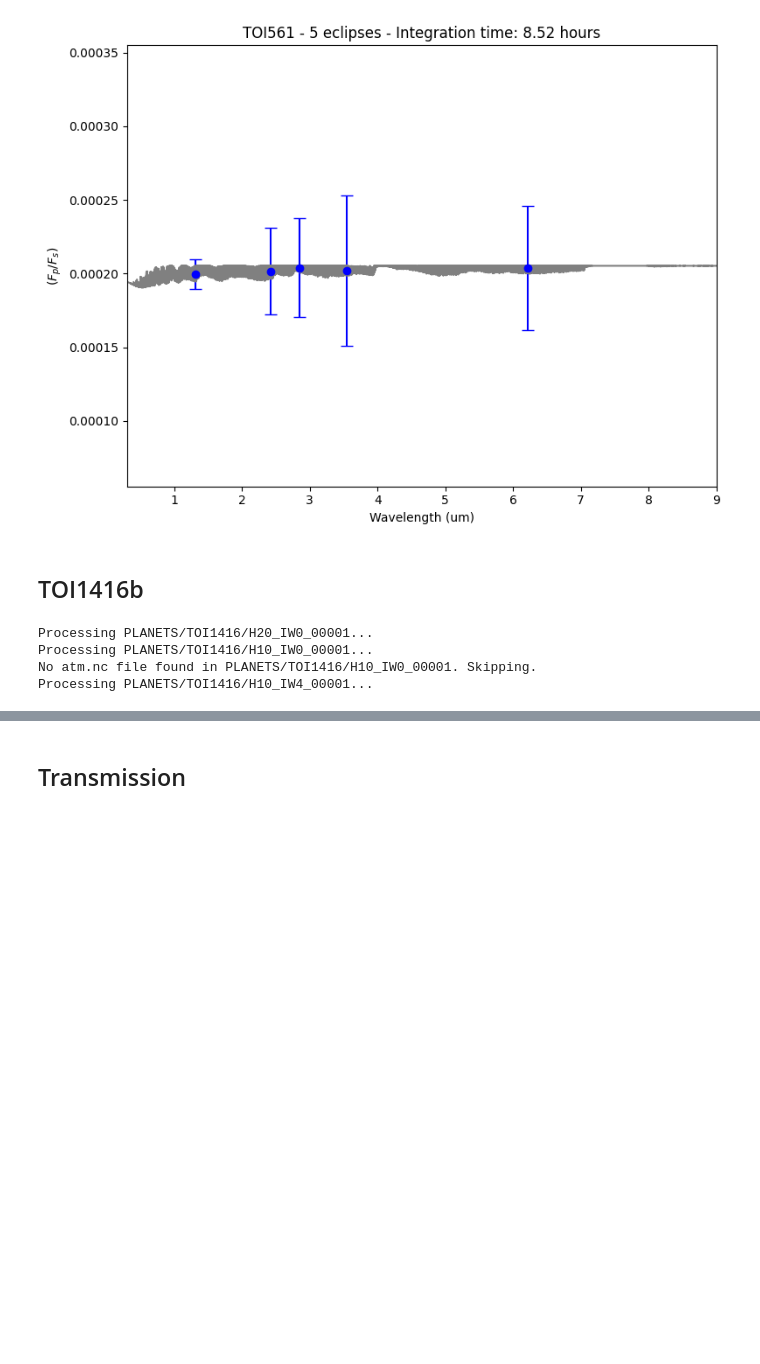
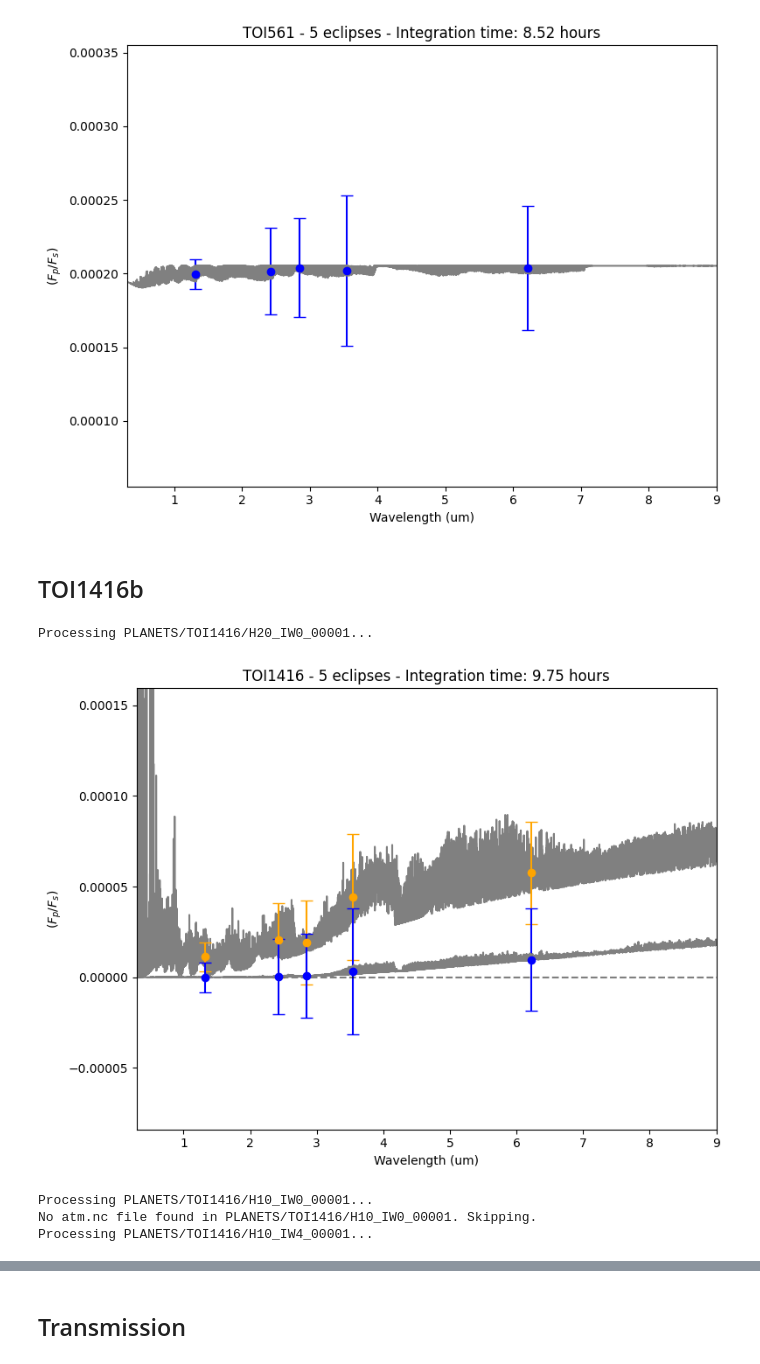
Before and after one commit to lorlo9999/MasterThesis, a Jupyter notebook: RT_final.ipynb, the cells around one changed output, grey strips where cells are left out. Cells and saved outputs as stored; diff of their text form; code cells hidden in the pictures; blank space fills up the shorter version.

```diff
--- a/RT_final.ipynb
+++ b/RT_final.ipynb
@@ -1650,6 +2106,7 @@ Processing PLANETS/TOI561/H20_IW4_00001...
 name = 'TOI1416'
 eclipses = 5
 plot = True
+binning = True
 
 for folder in os.listdir(f"PLANETS/{name}/"):
     simulation_folder = os.path.join(f"PLANETS/{name}/", folder)
@@ -1793,33 +2250,106 @@ for folder in os.listdir(f"PLANETS/{name}/"):
     em_terminator.add_contribution(RayleighContribution())
 
     em.build()
     em_terminator.build()
 
     #wavenumber grid, flux ratio, and transit depth
     wngrid, fpfs, tau, _ = em.model()
     wngrid_t, fpfs_t, tau_t, _ = em_terminator.model()
 
     wlgrid = 10000/wngrid[::-1]; wlgrid_t = 10000/wngrid_t[::-1]
     fpfs = fpfs[::-1]; fpfs_t = fpfs_t[::-1]
 
     #read-in Ariel noise model
     #check if file exists
     if os.path.exists(f"ARIEL/arielrad_{name}/tier2.csv"):
         file = f"ARIEL/arielrad_{name}/tier2.csv"
 
     ariel = pd.read_csv(file,skiprows=6)
     wl = np.array(ariel['Wavelength [um]'])
     wb = np.array(ariel['Bandwidth [um]'])
     noise = np.array(ariel['Noise on Transit Floor [ppm]']) * 1e-6 #converts ppm to fractional
 
     #instantiate flux binner with Ariel's wavelength binning
     fb = FluxBinner(wl, wb)
     output = fb.bindown(wlgrid, fpfs)
     output_t = fb.bindown(wlgrid_t, fpfs_t)
 
     N = eclipses #number of observed eclipses
+    plt.figure(figsize=(8,6))
+    #plot of spectrum from TauREx
+    plt.plot(wlgrid, fpfs, color='gray')
+
+    yerr = noise / np.sqrt(N) * sigma # sigma confidence interval
+
+    # set appropriate y-limits based on the singular plot
+    y_all = np.concatenate([
+        output[1] + yerr,
+        output[1] - yerr,
+        output_t[1] + yerr,
+        output_t[1] - yerr,
+    ])
+
+    ymin = y_all.min()
+    ymax = y_all.max()
+
+    pad = 0.0001 * (ymax - ymin)
+    #if ymin - pad < 0:
+    #    plt.ylim(0, ymax + pad)
+    # else:
+    plt.ylim(ymin - pad, ymax + pad)
+
+    # target integration time
+    time = planet_transit[planet_names.index(name)] * (N + 1.5) #in hours
+
+    #total telescope time
+    t_time = N * planet_period[planet_names.index(name)] #in hours
+
+    if binning:
+        #bin down to new points for terminator and substellar profiles
+        results_t = bindown_multiple(output_t, noise, wlgrid_t, fpfs_t, eclipses, name, new_point1, new_point2, new_point3,
+                            new_point4, new_point5, new_point6, new_point7,
+                            new_point8, new_point11,
+                            new_point12)
+
+        results = bindown_multiple(output, noise, wlgrid, fpfs, eclipses,
+                                name, new_point1, new_point2, new_point3,
+                                new_point4, new_point5, new_point6, new_point7,
+                                new_point8, new_point11,
+                                new_point12)
+
+        new_points = make_next_level_points(results); new_points_t = make_next_level_points(results_t)
+
+        results_level2 = bindown_multiple(output, noise, wlgrid, fpfs, eclipses, name, *new_points)
+        results_level2_t = bindown_multiple(output_t, noise, wlgrid_t, fpfs_t, eclipses, name, *new_points_t)
+
+        # FINAL BINNED POINTS PLOT
+        for out in results_level2:
+            plt.errorbar(out[2], out[3], yerr=out[4]*sigma, capsize=5, fmt='o', color='orange')
+        for out in results_level2_t:
+            plt.errorbar(out[2], out[3], yerr=out[4]*sigma, capsize=5, fmt='o', color='blue')
+    else:
+        plt.errorbar(output[0], output[1], yerr=noise/np.sqrt(N)*sigma, capsize=5, fmt='o', color='orange', alpha=0.67)
+        plt.errorbar(output_t[0], output_t[1], yerr=noise/np.sqrt(N)*sigma, capsize=5, fmt='o', color='blue', alpha=0.67)
+
+
+    plt.xlabel("Wavelength (um)")
+    plt.ylabel("$(F_p/F_s)$")
+    #plt.xscale("log")
+    plt.xlim(0.3, 9)
+    plt.title(f"{name} - {N} eclipses - Integration time: {time:.2f} hours")
+    plt.tight_layout()
+    plt.hlines(y=0, xmin = 0.3, xmax = 9, color='black', linestyle='--', alpha=0.5)
+
+    plt.plot(wlgrid_t, fpfs_t, color='gray')
+    #plt.errorbar(output_t[0], np.random.normal(output_t[1],noise/np.sqrt(N)), yerr=noise/np.sqrt(10), fmt='o')
+    #plt.errorbar(output_t[0], output_t[1], yerr=noise/np.sqrt(N), capsize=5, fmt='o', color='blue', alpha=0.67)
+
+    plt.savefig(f"PLANETS/{name}/{os.path.basename(simulation_folder)}_eclipse_{N}.pdf", format='pdf')
+    show()
+    close()
 # %% [output]
 Processing PLANETS/TOI1416/H20_IW0_00001...
-Processing PLANETS/TOI1416/H10_IW0_00001...
-No atm.nc file found in PLANETS/TOI1416/H10_IW0_00001. Skipping.
-Processing PLANETS/TOI1416/H10_IW4_00001...
+[figure, added]
+Processing PLANETS/TOI1416/H10_IW0_00001...
+No atm.nc file found in PLANETS/TOI1416/H10_IW0_00001. Skipping.
+Processing PLANETS/TOI1416/H10_IW4_00001...
```
Also changed, not shown: parts of 10 cells of this notebook, 16 other files.
